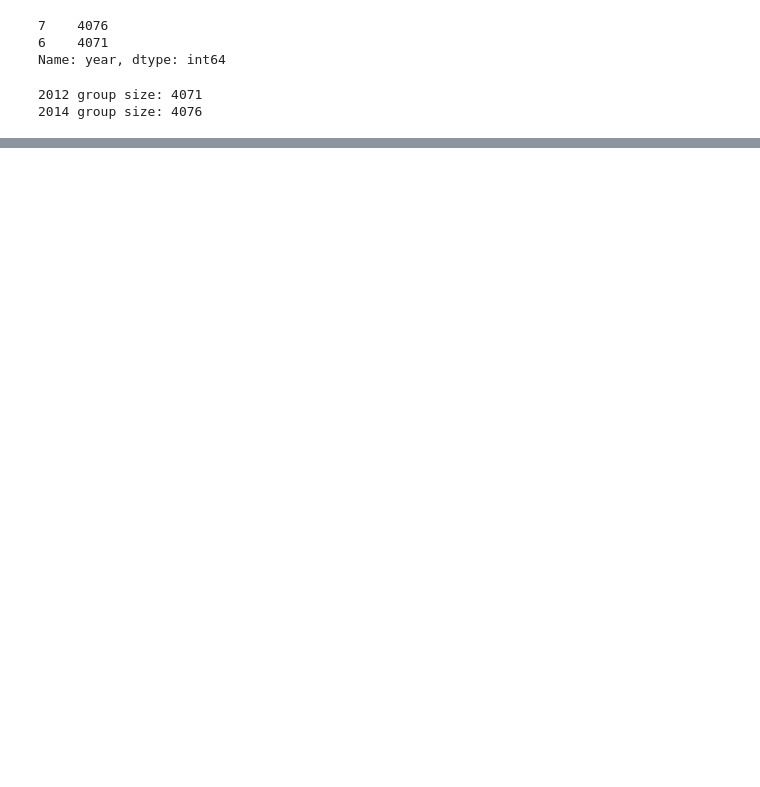
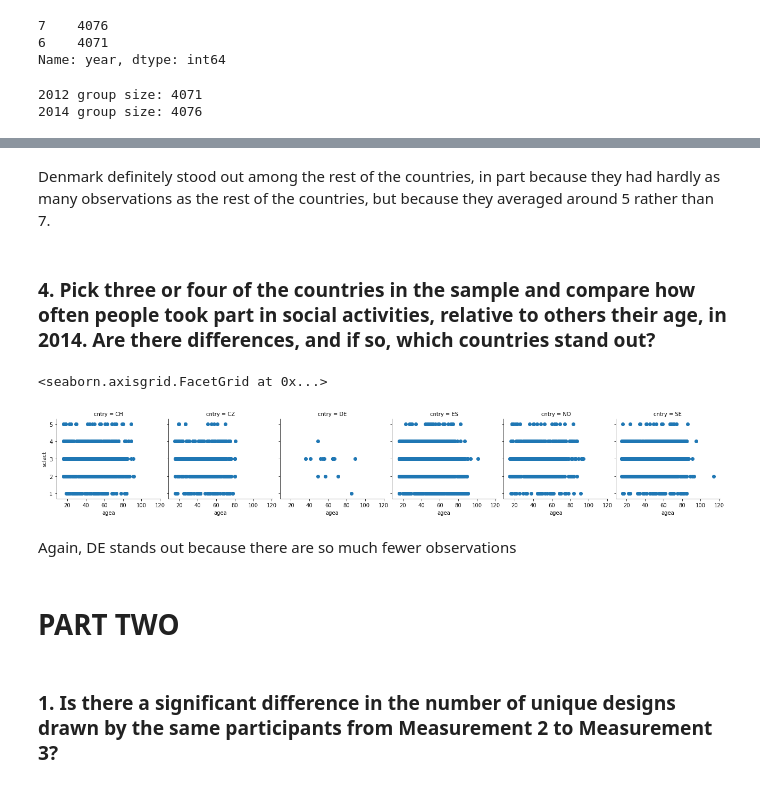
Before and after one commit to cobyoram/python-for-data-scientists, a Jupyter notebook: beyond-a-b-testing.ipynb, the cells around one changed output, grey strips where cells are left out. Drawn from its saved outputs; the diff is of its cells as text; code cells hidden in the pictures; blank space fills up the shorter version.

```diff
--- a/beyond-a-b-testing.ipynb
+++ b/beyond-a-b-testing.ipynb
@@ -64,0 +151,16 @@ The distributions look nearly identical
+# %% [markdown]
+Denmark definitely stood out among the rest of the countries, in part because they had hardly as many observations as the rest of the countries, but because they averaged around 5 rather than 7.
+# %% [markdown]
+### 4. Pick three or four of the countries in the sample and compare how often people took part in social activities, relative to others their age, in 2014. Are there differences, and if so, which countries stand out?
+# %%
+g = sns.FacetGrid(df_2014, col='cntry')
+g.map(plt.scatter, 'agea', 'sclact')
+# %% [output]
+<seaborn.axisgrid.FacetGrid at 0x...>
+[figure, added]
+# %% [markdown]
+Again, DE stands out because there are so much fewer observations
+# %% [markdown]
+# PART TWO
+# %% [markdown]
+### 1. Is there a significant difference in the number of unique designs drawn by the same participants from Measurement 2 to Measurement 3?
```
Also changed, not shown: parts of 34 cells of this notebook.
